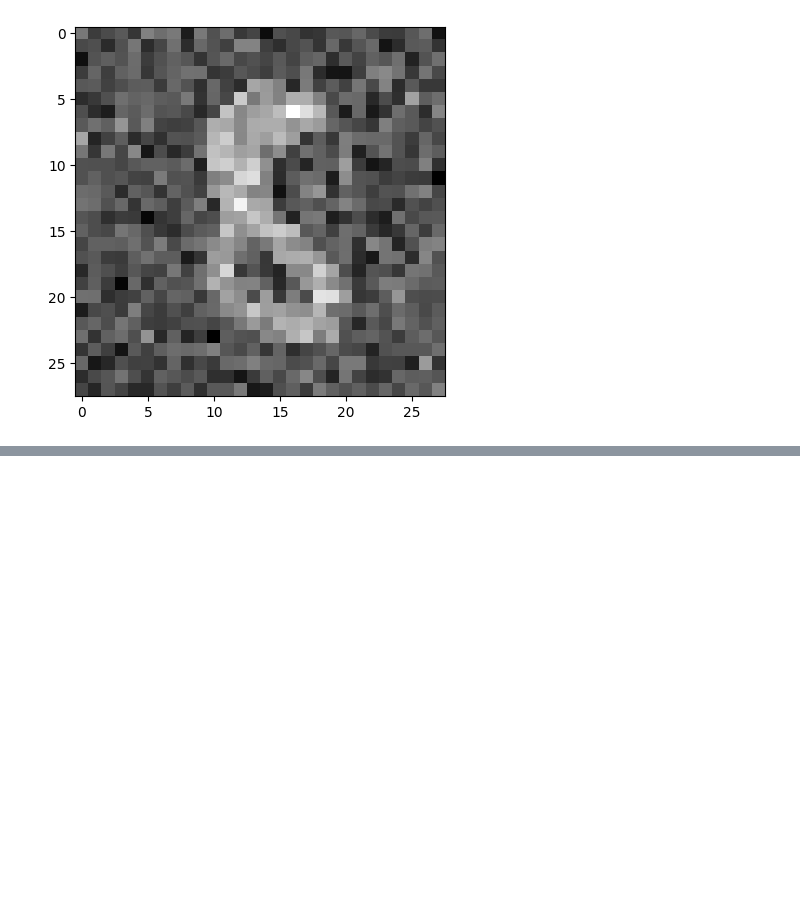
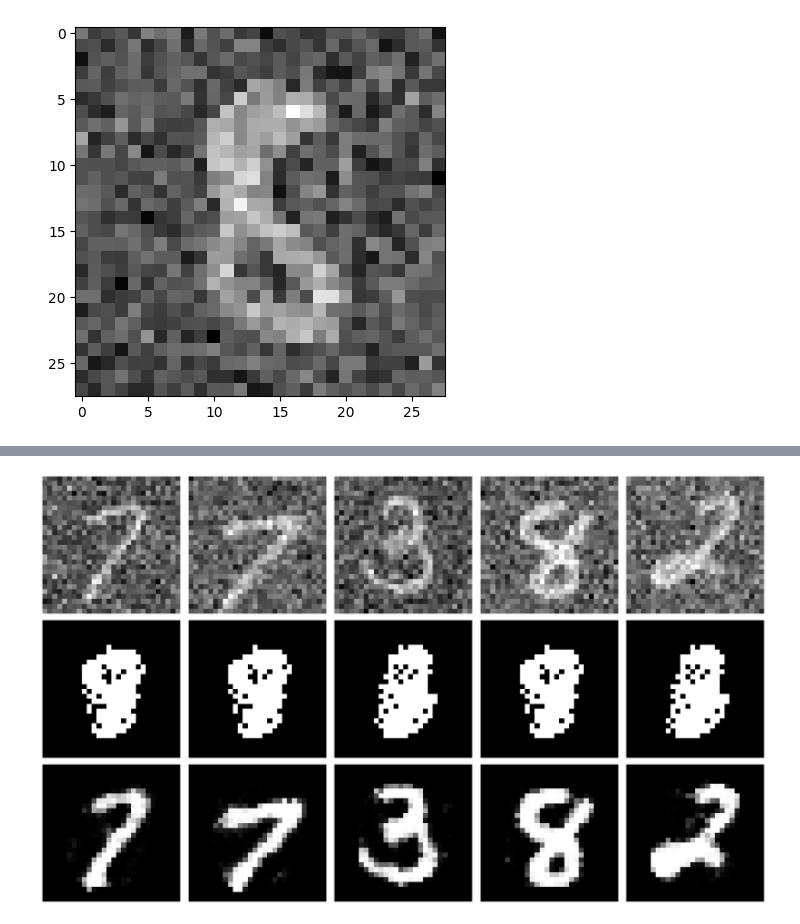
Before and after one commit to danedane-haider/Almost-Smooth-Sailing, a Jupyter notebook: MNIST_denoise.ipynb, the cells around one changed output, grey strips where cells are left out. Saved outputs shown, nothing was run; the diff lists cells and outputs as text; code cells hidden in the pictures; blank space fills up the shorter version.

```diff
--- a/MNIST_denoise.ipynb
+++ b/MNIST_denoise.ipynb
@@ -11,7 +11,7 @@ import matplotlib.pyplot as plt
 import numpy as np
 # %%
 args = SimpleNamespace(batch_size=32, test_batch_size=1000, epochs=10,
-                       lr=0.01, momentum=0.5, seed=1, log_interval=100, noise_level=1, beta=0.01)
+                       lr=0.005, momentum=0.5, seed=1, log_interval=100, noise_level=1, beta=0.01)
 torch.manual_seed(args.seed)
 use_cuda = torch.cuda.is_available()
 device = torch.device('cuda' if use_cuda else 'cpu')
@@ -42,18 +42,13 @@ plt.imshow(show_img, cmap='gray')
 plt.show()
 # %% [output]
 [figure]
-# %%
-# reshape the data
-data = data.view(-1, input_dim)
-# and back to the original shape
-data = data.view(-1, 1, 28, 28)
 # %%
 class AutoEncoder(nn.Module):
     def __init__(self, size=1600):
         super(AutoEncoder, self).__init__()
         self.linear1 = nn.Linear(input_dim, 256, bias=True)
-        self.middle1 = nn.Linear(256, 64, bias=True)
-        self.middle2 = nn.Linear(64, 256, bias=True)
+        self.middle1 = nn.Linear(256, 32, bias=True)
+        self.middle2 = nn.Linear(32, 256, bias=True)
         self.linear2 = nn.Linear(256, input_dim, bias=True)
 
     def forward(self, x):
@@ -69,18 +64,23 @@ class SmoothSailing(nn.Module):
         self.loss = nn.MSELoss()
         self.beta = beta
 
-    def forward(self, inputs, targets, W1=None, W2=None):
+    def forward(self, inputs, targets, W1=None, M1=None, M2=None, W2=None):
         base_loss = self.loss(inputs, targets)
 
         if W1 is None or self.beta == 0:
             return base_loss
         else:
             N = max(W1.shape[1], W1.shape[0])
+            M = max(M1.shape[1], M1.shape[0])
             W1_norm = LA.norm(W1, 2)**2
             W1_fro = LA.norm(W1, 'fro')**2 / N
+            M1_norm = LA.norm(M1, 2)**2
+            M1_fro = LA.norm(M1, 'fro')**2 / M
+            M2_norm = LA.norm(M2, 2)**2
+            M2_fro = LA.norm(M2, 'fro')**2 / M
             W2_norm = LA.norm(W2, 2)**2
             W2_fro = LA.norm(W2, 'fro')**2 / N
-            reg_loss = base_loss + self.beta * (W1_norm + W2_norm - W1_fro - W2_fro)
+            reg_loss = base_loss + self.beta * (W1_norm + M1_norm + M2_norm + W2_norm - W1_fro - M1_fro - M2_fro - W2_fro)
             return base_loss, reg_loss
 # %%
 def kappa(W):
@@ -224,3 +249,31 @@ Epoch 10/10:
+# %%
+# plot denoised images
+plt.figure(figsize=(60,10))
+
+for i in range(5):
+    data, train_labels = next(iter(train_loader))
+    noisy_data = data[i][0] + args.noise_level * torch.randn(data[i][0].shape)
+    output = model(noisy_data.view(-1, input_dim)).view(28, 28).cpu().detach().numpy()
+    output_reg = model_reg(noisy_data.view(-1, input_dim)).view(28, 28).cpu().detach().numpy()
+
+    plt.subplot(3, 18, i+1)
+    plt.imshow(noisy_data.cpu().numpy(), cmap='gray')
+    plt.axis('off')
+
+    plt.subplot(3, 18, i+19)
+    plt.imshow(output, cmap='gray')
+    plt.axis('off')
+
+    plt.subplot(3, 18, i+37)
+    plt.imshow(output_reg, cmap='gray')
+    plt.axis('off')
+
+plt.subplots_adjust(wspace=0, hspace=0)
+plt.tight_layout()
+plt.savefig('MNIST_denoising.png')
+plt.show()
+# %% [output]
+[figure, added]
 # %%
 plt.rcParams['text.usetex'] = False
 
```
Also changed, not shown: parts of 2 cells of this notebook, 4 other files.
